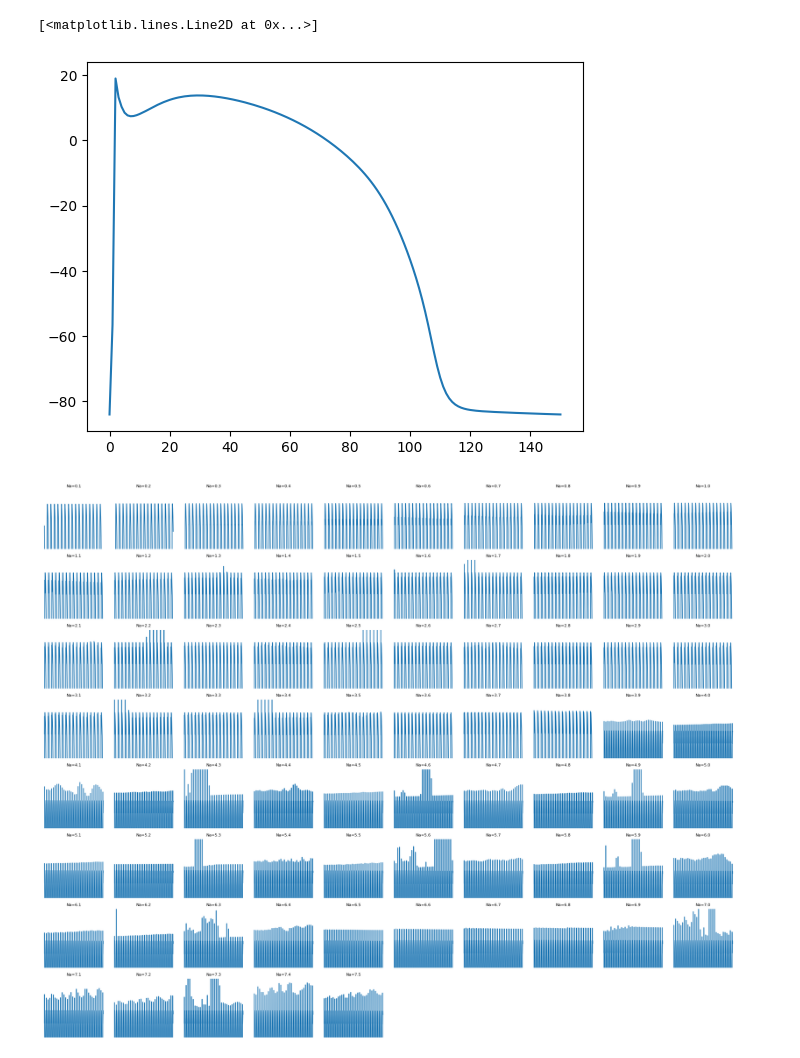
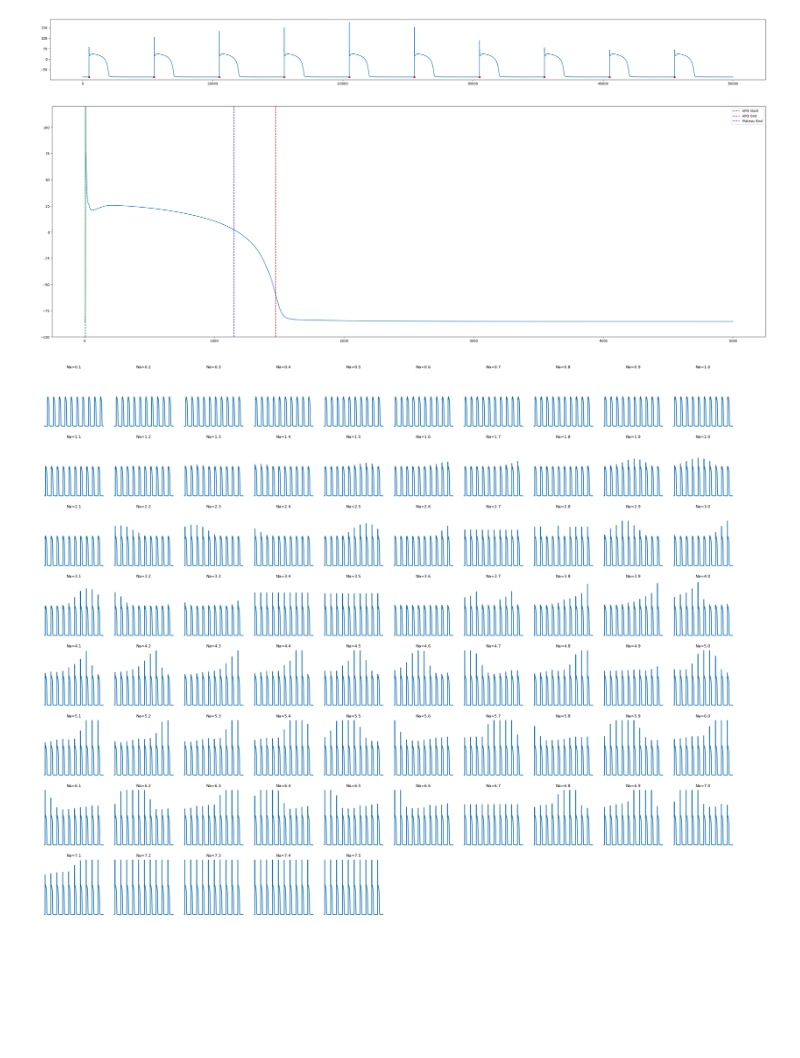
Before and after one commit to William-XiaodongAn/ovvr-sensitivity-analysis, a Jupyter notebook: TNNP_Na.ipynb, the cells around one changed output. Drawn from its saved outputs; the diff is of its cells as text; code cells hidden in the pictures; blank space fills up the shorter version.

```diff
--- a/TNNP_Na.ipynb
+++ b/TNNP_Na.ipynb
@@ -101,14 +107,8 @@ def get_AP(voltage_signal):
             current_AP.append(voltage_signal[i])
             if i + 1 < len(voltage_signal):
                 next_dv_dt = voltage_signal[i+1] - voltage_signal[i]
-                if next_dv_dt > 0 and voltage_signal[i] < 0 and len(current_AP) > 50:
+                if next_dv_dt > 0 and voltage_signal[i] < 0 and len(current_AP) > 5000:
                     in_AP = False
                     APs.append(current_AP)
                     current_AP = []
     return APs, starting_indexes
-APs, starting_indexes = get_AP(voltage[7])
-plt.figure(figsize=(30,3))
-# now plot each starting point based on their index, plot points not lines
-for start_idx in starting_indexes:
-    plt.plot(start_idx, voltage[7][start_idx], 'ro', markersize=5) # size 10 red dot
-plt.plot(voltage[7])
@@ -118,9 +198,30 @@ plt.plot(voltage[7])
+# %%
+APs, starting_indexes = get_AP(voltage[5.9])
+plt.figure(figsize=(30,3))
+# now plot each starting point based on their index, plot points not lines
+for start_idx in starting_indexes:
+    plt.plot(start_idx, voltage[5.9][start_idx], 'ro', markersize=5) # size 10 red dot
+plt.plot(voltage[5.9])
+plt.tight_layout()
+plt.savefig("TNNP_Na_AP_segment.png", dpi=300)
+# %% [output]
+[figure, added]
 # %%
+plt.figure(figsize=(30,10))
+plt.ylim(-100,120)
 last_AP = APs[-1]
 plt.plot(last_AP)
+dvdt_max,plateau_duration, plateau_end_idx = get_dvdt_max_and_plateau_duration(last_AP, dt=0.2) # dt=0.2 ms\
+APD, APD_boundary = get_APD(last_AP, dt=0.2, APD_percentage=0.1)
+# plot apd boundary, plateau_end as vertical line
+plt.axvline(x=APD_boundary[0], color='g', linestyle='--', label='APD Start')
+plt.axvline(x=APD_boundary[1], color='r', linestyle='--', label='APD End')
+plt.axvline(x=plateau_end_idx, color='b', linestyle='--', label='Plateau End')
+plt.legend()
+plt.tight_layout()
+plt.savefig("TNNP_Na_AP.png", dpi=300)
 # %% [output]
-[<matplotlib.lines.Line2D at 0x...>]
-[figure, old version]
+[figure, new version]
 # %%
 
 
@@ -142,7 +243,7 @@ for i, ax in enumerate(axs.flat):
             # --- 🎯 THE FIX ---
             # Use ax.plot() directly on the subplot axis object to draw a line graph.
             ax.plot(voltage[key_Na], color='C0')
-            ax.set_ylim(0,30)
+            ax.set_ylim(-100,120)
             # Set the title with the current Na value
             ax.set_title(f"Na={key_Na:.1f}", fontsize=8)
 
@@ -163,7 +264,6 @@ for i, ax in enumerate(axs.flat):
 
 # 3. Adjust layout and display
 plt.tight_layout()
-plt.show()
-# plt.savefig("TNNP_Na_Variation.png", dpi=300)
+plt.savefig("TNNP_Na_Variation.png", dpi=300)
 # %% [output]
-[figure, old version]
+[figure, new version]
```
Also changed, not shown: parts of 5 cells of this notebook, 12 other files.
